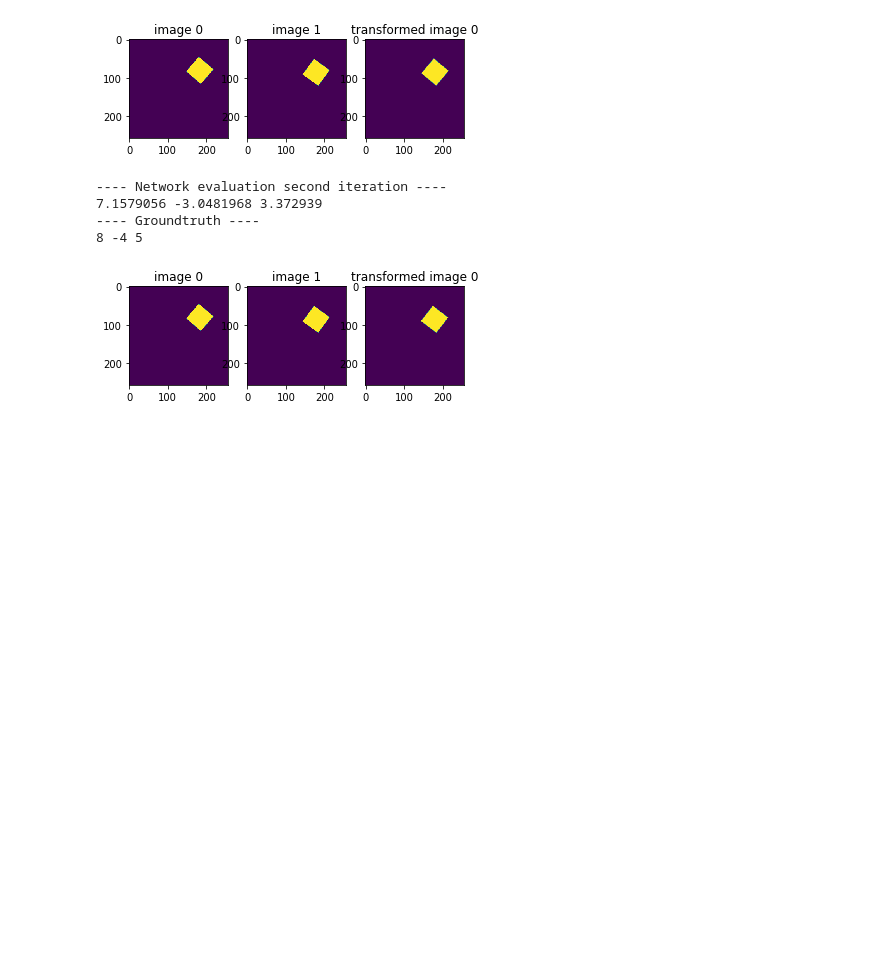
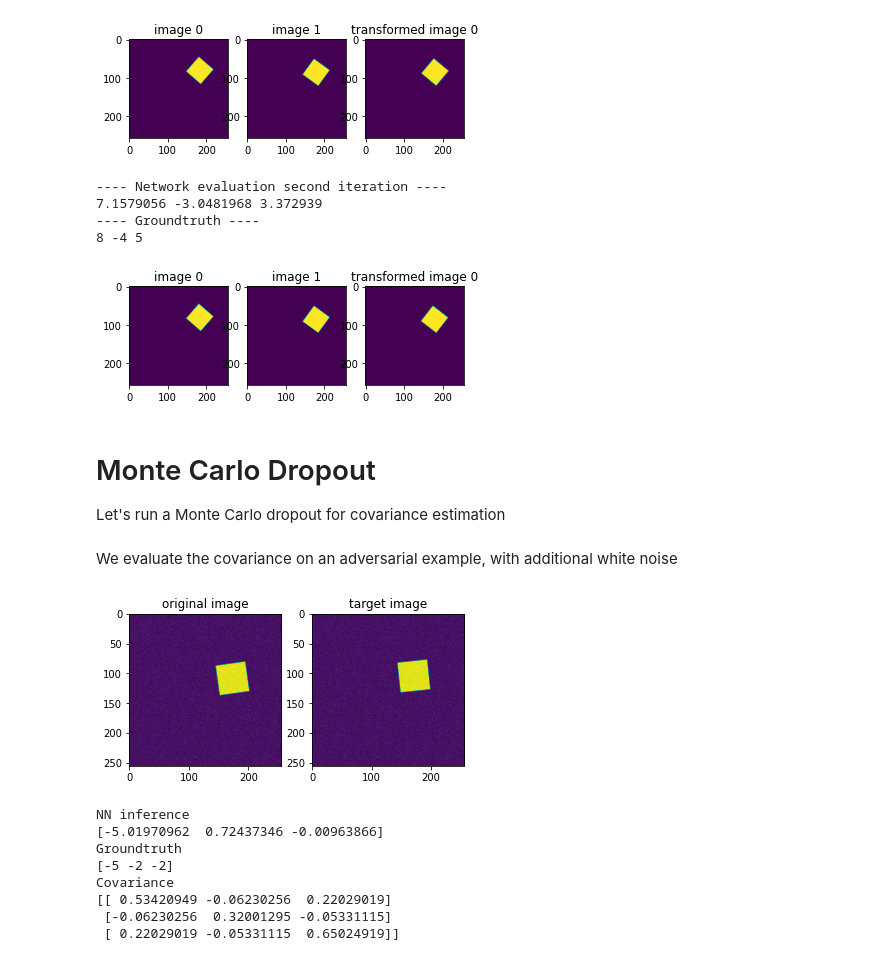
Before and after one commit to cdebeunne/uncertainties_CNN, a Jupyter notebook: regression_squares/notebook.ipynb, the cells around one changed output. Drawn from its saved outputs; the diff is of its cells as text; code cells hidden in the pictures; blank space fills up the shorter version.

Commit message:
add uncertainty estimation to regression_square

```diff
--- a/regression_squares/notebook.ipynb
+++ b/regression_squares/notebook.ipynb
@@ -74,3 +75,64 @@ show_results(im0.numpy()[0,:,:], im1.numpy()[0,:,:], x0, y0, delta_x_est, delta_
 ---- Groundtruth ----
 8 -4 5
 [figure]
+# %% [markdown]
+# Monte Carlo Dropout
+Let's run a Monte Carlo dropout for covariance estimation
+# %%
+def monteCarloDropoutPredictions(input_net, model, obs, n):
+  preds = np.zeros((n,3))
+  model.train()
+  for k in range(n):
+    results = model(input_net, obs, n_iterations=2)
+    preds[k,:] = results[f'iteration={2}']['transfo_output'][0][:].detach().numpy()
+  return preds
+
+def mean_and_cov(preds):
+  # for np.cov: rows=variable, columns=datapoints
+  return np.mean(preds, axis=0), np.cov(preds.T)
+
+def monteCarloDropout(input_net, model, obs, n):
+  preds = monteCarloDropoutPredictions(input_net, model, obs, n)
+  return mean_and_cov(preds)
+# %% [markdown]
+We evaluate the covariance on an adversarial example, with additional white noise
+# %%
+# choose an image in the dataset
+i = 124
+
+# let's dig into the dataset
+sigma = 0.1
+noise = sigma*torch.rand(256,256)
+im0 = dataset[i][0] + noise
+im1 = dataset[i][1] + noise
+obs = dataset[i][2]
+
+plt.subplot(1,2,1)
+plt.imshow(im0.numpy()[0,:,:])
+plt.title('original image')
+plt.subplot(1,2,2)
+plt.imshow(im1.numpy()[0,:,:])
+plt.title('target image')
+plt.show()
+
+
+# we need to concatenate the two images as an input
+input_net = torch.cat((im0,im1),0).unsqueeze(0)
+
+mean, cov = monteCarloDropout(input_net, model, obs, 100)
+print("NN inference")
+print(mean)
+print("Groundtruth")
+print(dataset[i][2]['transformation'])
+print("Covariance")
+print(cov)
+# %% [output]
+[figure, added]
+NN inference
+[-5.01970962  0.72437346 -0.00963866]
+Groundtruth
+[-5 -2 -2]
+Covariance
+[[ 0.53420949 -0.06230256  0.22029019]
+ [-0.06230256  0.32001295 -0.05331115]
+ [ 0.22029019 -0.05331115  0.65024919]]
```
Also changed, not shown: parts of 3 cells of this notebook.
